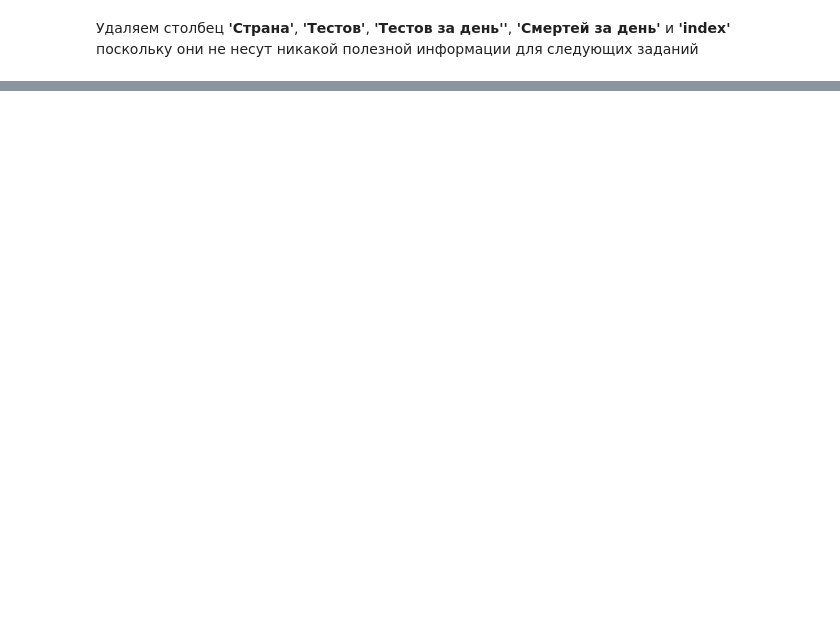
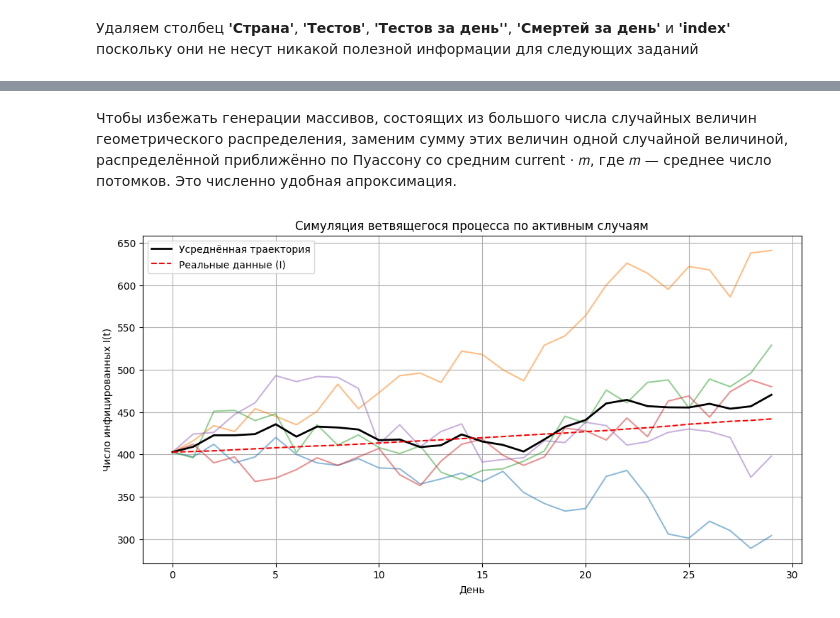
Before and after one commit to Artemiadze/Data-Science-in-Medicine, a Jupyter notebook: Branching processes/Vlasov_Artyom_Branching_Processes.ipynb, the cells around one changed output, grey strips where cells are left out. Cells and saved outputs as stored; diff of their text form; code cells hidden in the pictures; blank space fills up the shorter version.

Commit message:
final homework about branching processes

```diff
--- a/Branching processes/Vlasov_Artyom_Branching_Processes.ipynb
+++ b/Branching processes/Vlasov_Artyom_Branching_Processes.ipynb
@@ -110,0 +183,40 @@ df.head()
+# %% [markdown]
+Чтобы избежать генерации массивов, состоящих из большого числа случайных величин геометрического распределения, заменим сумму этих величин одной случайной величиной, распределённой приближённо по Пуассону со средним current ⋅ 𝑚, где 𝑚 — среднее число потомков. Это численно удобная апроксимация.
+# %%
+def simulate_branching_poisson(m, days, n0, n_trajectories=5):
+    """
+    Симуляция процесса разветвляющегося Пуассона
+
+    """
+    trajectories = []
+    for _ in range(n_trajectories):
+        trajectory = [n0]
+        for _ in range(1, days):
+            current = trajectory[-1]
+            offspring = np.random.poisson(current * m)
+            trajectory.append(offspring)
+        trajectories.append(trajectory)
+    return np.array(trajectories)
+
+# Параметры
+days = 30
+n0 = I[0]
+
+trajectories = simulate_branching_poisson(m, days, n0)
+mean_trajectory = trajectories.mean(axis=0)
+# %%
+plt.figure(figsize=(12, 6))
+
+for trajectory in trajectories:
+    plt.plot(trajectory, alpha=0.5)
+
+plt.plot(mean_trajectory, color="black", label="Усреднённая траектория", linewidth=2)
+plt.plot(I[:days], color="red", linestyle="--", label="Реальные данные (I)")
+plt.xlabel("День")
+plt.ylabel("Число инфицированных I(t)")
+plt.title("Симуляция ветвящегося процесса по активным случаям")
+plt.legend()
+plt.grid(True)
+plt.show()
+# %% [output]
+[figure, added]
```
Also changed, not shown: parts of 11 cells of this notebook, 1 other file.
